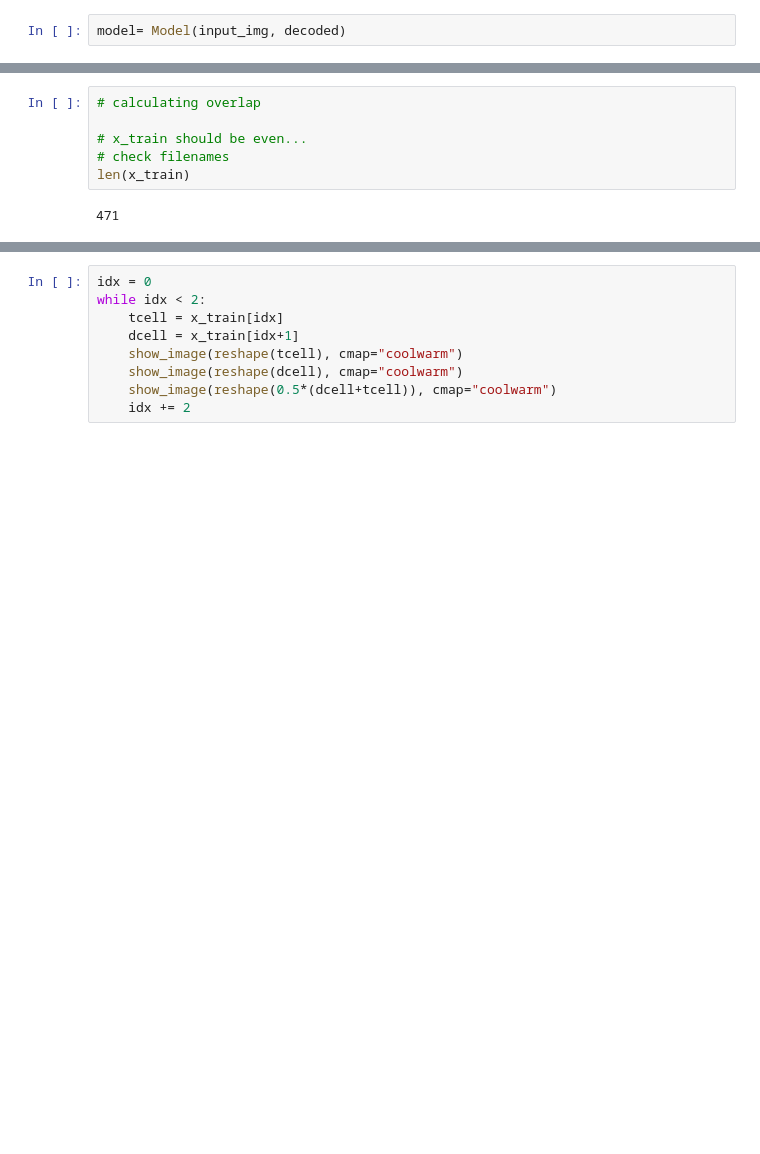
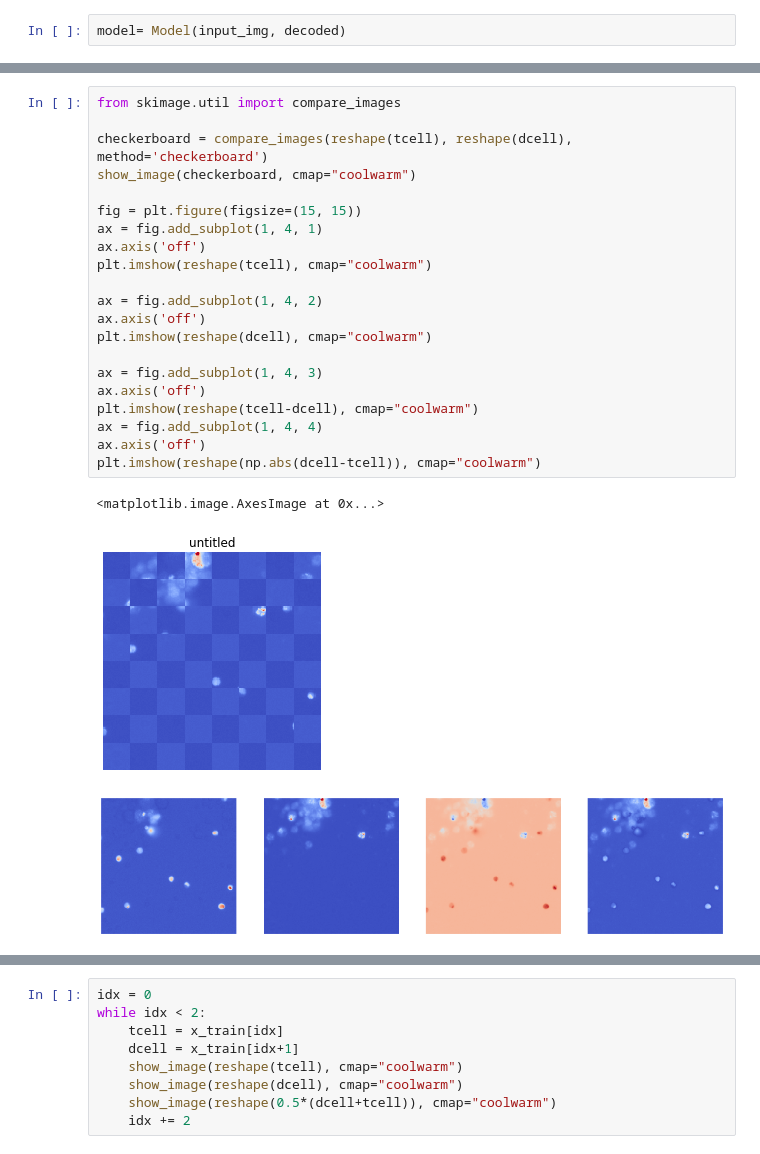
Before and after one commit to leonore/deep-learning-for-immune-cells, a Jupyter notebook: src/cell_autoencoder.ipynb, the cells around one changed output, grey strips where cells are left out. Cells and saved outputs as stored; diff of their text form; blank space fills up the shorter version.

Commit message:
work on calculating overlap

```diff
--- a/src/cell_autoencoder.ipynb
+++ b/src/cell_autoencoder.ipynb
@@ -181,8 +179,25 @@ plot_results(x_test, decoded_imgs)
-# %%
-# calculating overlap
-
-# x_train should be even...
-# check filenames
-len(x_train)
-# %% [output]
-471
+# %%
+from skimage.util import compare_images
+
+checkerboard = compare_images(reshape(tcell), reshape(dcell), method='checkerboard')
+show_image(checkerboard, cmap="coolwarm")
+
+fig = plt.figure(figsize=(15, 15))
+ax = fig.add_subplot(1, 4, 1)
+ax.axis('off')
+plt.imshow(reshape(tcell), cmap="coolwarm")
+
+ax = fig.add_subplot(1, 4, 2)
+ax.axis('off')
+plt.imshow(reshape(dcell), cmap="coolwarm")
+
+ax = fig.add_subplot(1, 4, 3)
+ax.axis('off')
+plt.imshow(reshape(tcell-dcell), cmap="coolwarm")
+ax = fig.add_subplot(1, 4, 4)
+ax.axis('off')
+plt.imshow(reshape(np.abs(dcell-tcell)), cmap="coolwarm")
+# %% [output]
+<matplotlib.image.AxesImage at 0x...>
+[figure, added]
+[figure, added]
```
Also changed, not shown: parts of 8 cells of this notebook, 1 other file.
